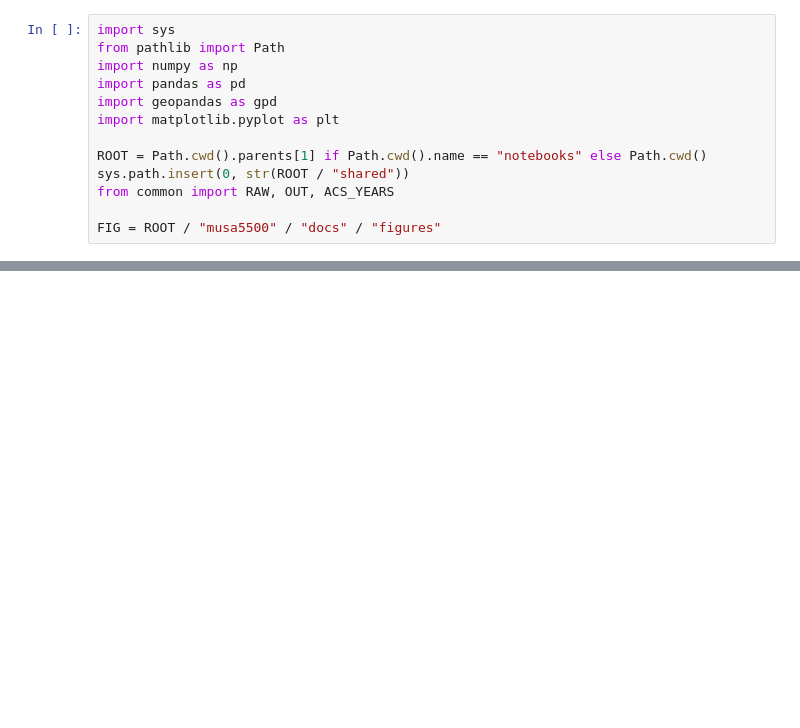
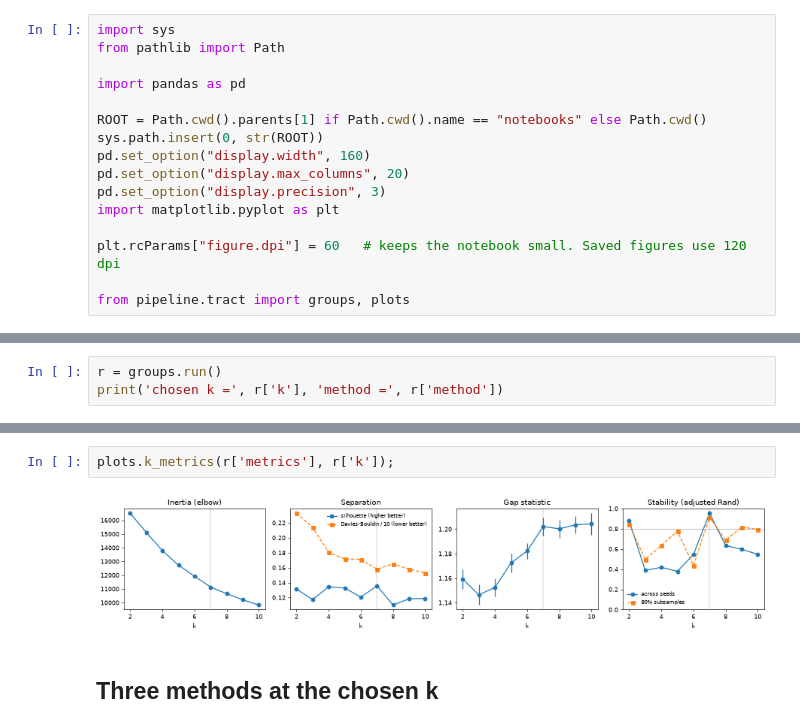
Before and after one commit to yezhanggg/YZ-MUSA-FINAL, a Jupyter notebook: musa5500/notebooks/02_groups.ipynb, the cells around one changed output, grey strips where cells are left out. Saved outputs shown, nothing was run; the diff lists cells and outputs as text; blank space fills up the shorter version.

```diff
--- a/musa5500/notebooks/02_groups.ipynb
+++ b/musa5500/notebooks/02_groups.ipynb
@@ -13,13 +13,16 @@ Run `python musa5500/get_data.py` first.
 # %%
 import sys
 from pathlib import Path
-import numpy as np
+
 import pandas as pd
-import geopandas as gpd
+
+ROOT = Path.cwd().parents[1] if Path.cwd().name == "notebooks" else Path.cwd()
+sys.path.insert(0, str(ROOT))
+pd.set_option("display.width", 160)
+pd.set_option("display.max_columns", 20)
+pd.set_option("display.precision", 3)
 import matplotlib.pyplot as plt
 
-ROOT = Path.cwd().parents[1] if Path.cwd().name == "notebooks" else Path.cwd()
-sys.path.insert(0, str(ROOT / "shared"))
-from common import RAW, OUT, ACS_YEARS
+plt.rcParams["figure.dpi"] = 60   # keeps the notebook small. Saved figures use 120 dpi
 
-FIG = ROOT / "musa5500" / "docs" / "figures"
+from pipeline.tract import groups, plots
@@ -182,0 +29,3 @@ Name: count, dtype: int64
+# %%
+r = groups.run()
+print('chosen k =', r['k'], 'method =', r['method'])
@@ -182,0 +64,6 @@ Name: count, dtype: int64
+# %%
+plots.k_metrics(r['metrics'], r['k']);
+# %% [output]
+[figure, added]
+# %% [markdown]
+## Three methods at the chosen k
```
Also changed, not shown: parts of 27 cells of this notebook, 20 other files.
